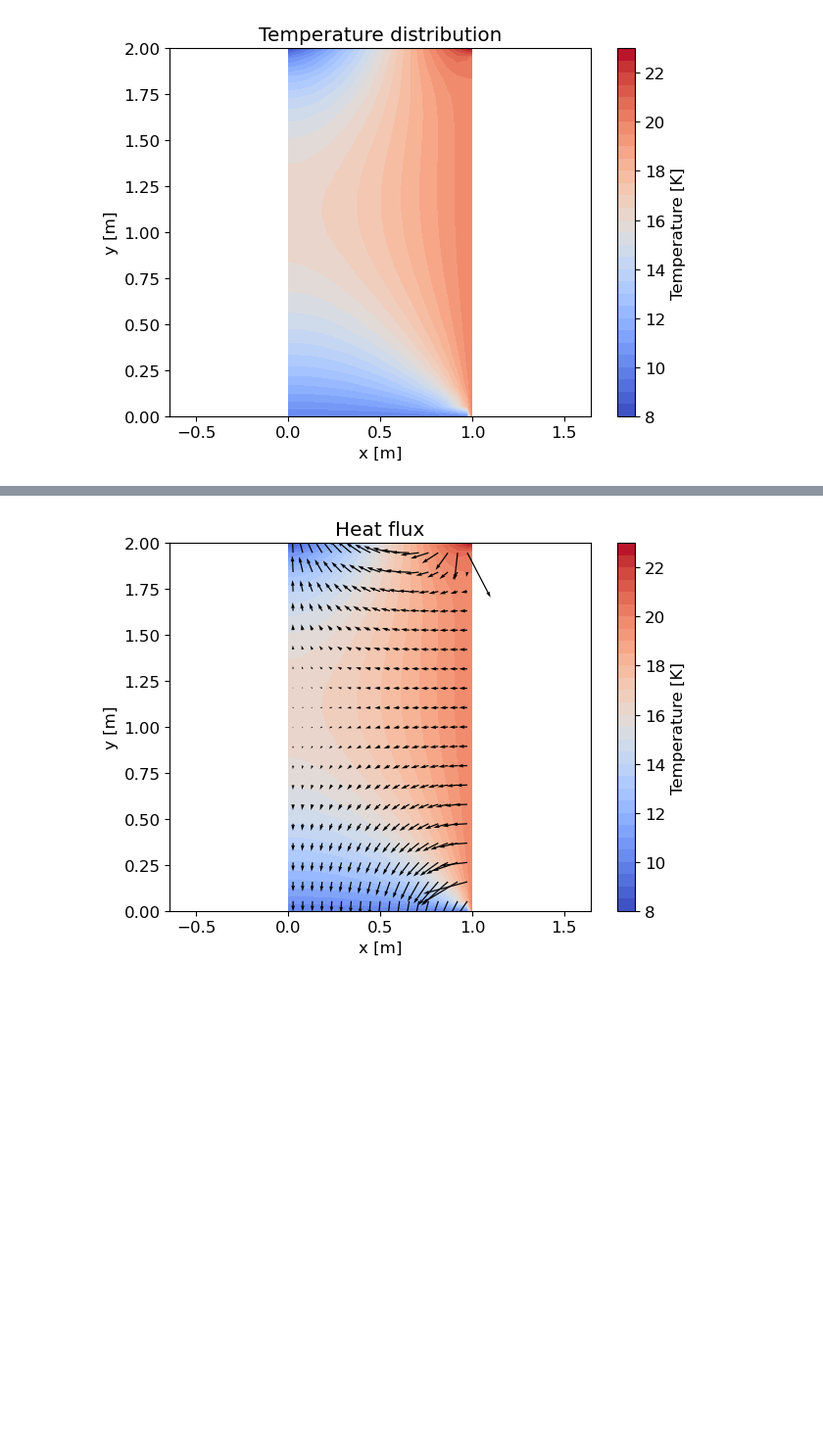
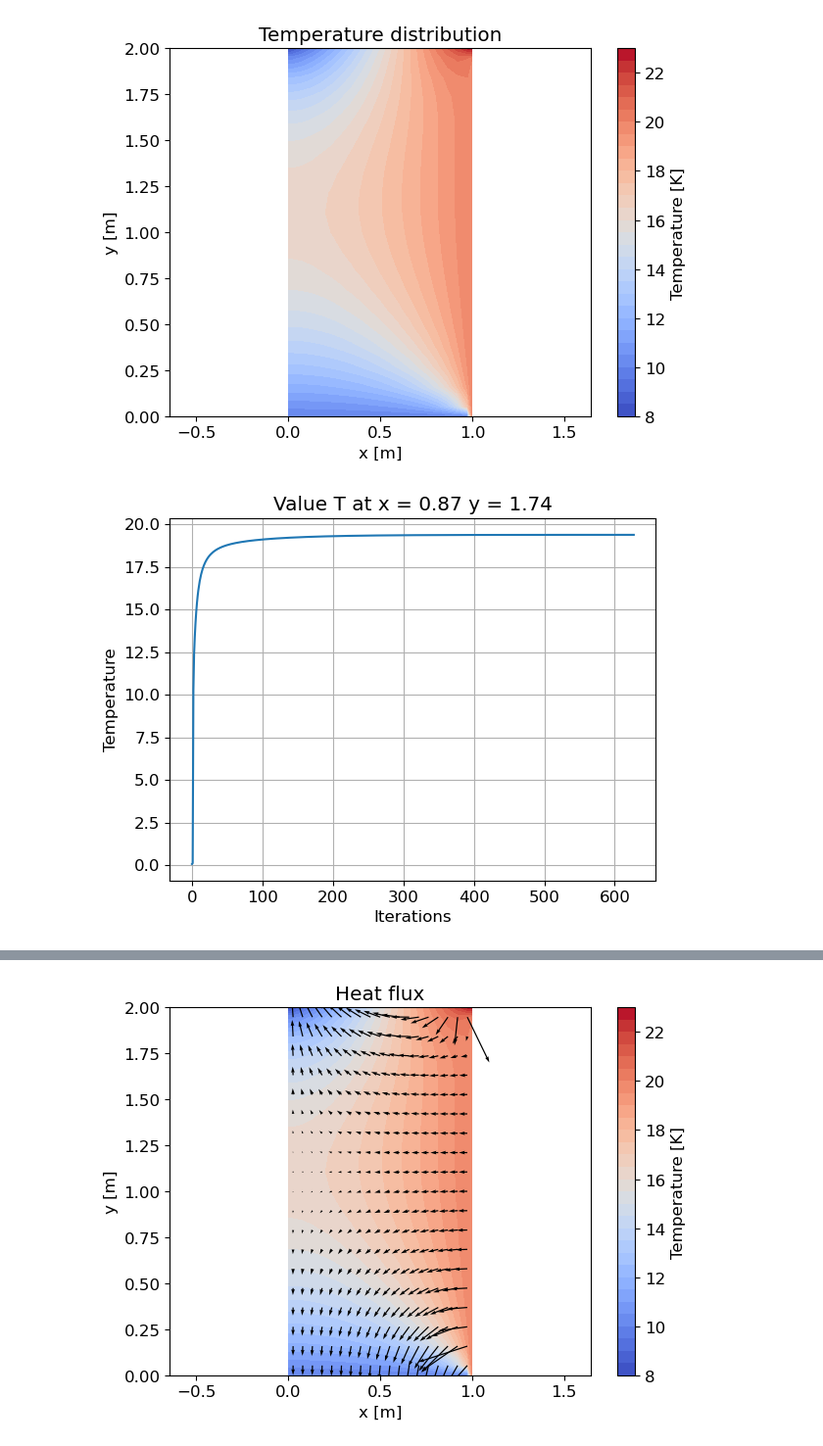
Before and after one commit to John-Carlsson/CFD, a Jupyter notebook: task1/test.ipynb, the cells around one changed output, grey strips where cells are left out. Shown at 98% size. Saved outputs shown, nothing was run; the diff lists cells and outputs as text; code cells hidden in the pictures; blank space fills up the shorter version.

```diff
--- a/task1/test.ipynb
+++ b/task1/test.ipynb
@@ -409,6 +395,22 @@ if mesh_type == 'non-equidistant':
     plt.savefig('Figures/non_equidistant/temperatureDistribution.png')
 # %% [output]
 [figure]
+# %%
+# Plot residual convergence
+plt.figure()
+plt.title('Value T at x = %.2f y = %.2f'%(nodeX[certain_T_loc],nodeY[certain_T_loc]))
+plt.xlabel('Iterations')
+plt.ylabel('Temperature')
+resLength = np.arange(0,len(certain_T),1)
+plt.plot(resLength, certain_T)
+plt.grid()
+
+if mesh_type == 'equidistant':
+    plt.savefig('Figures/equidistant/Certain_T.png')
+if mesh_type == 'non-equidistant':
+    plt.savefig('Figures/non_equidistant/Certain_T.png')
+# %% [output]
+[figure, added]
 # %%
 # Plot residual convergence
 plt.figure()
```
Also changed, not shown: parts of 5 cells of this notebook, 10 other files.
